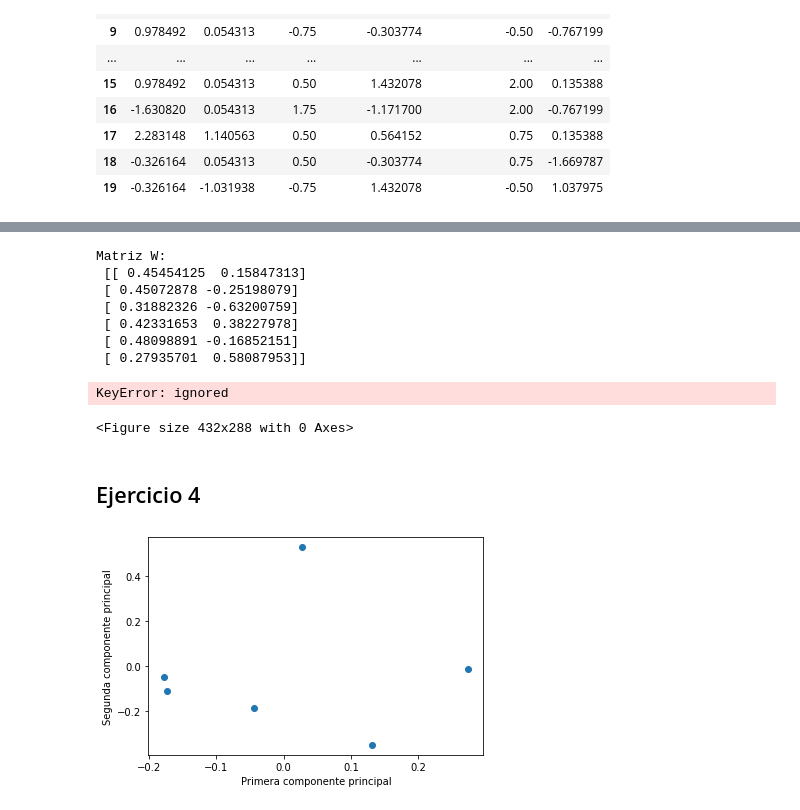
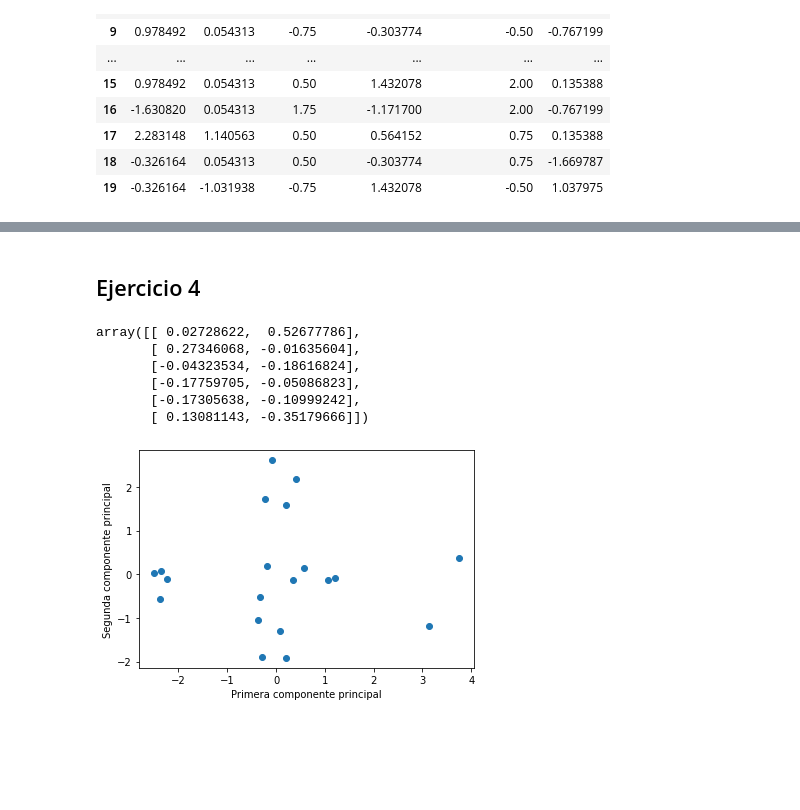
Before and after one commit to PilarAriasVazquez/MineriaL1P1, a Jupyter notebook: L1P3.ipynb, the cells around one changed output, grey strips where cells are left out. Drawn from its saved outputs; the diff is of its cells as text; code cells hidden in the pictures; blank space fills up the shorter version.

```diff
--- a/L1P3.ipynb
+++ b/L1P3.ipynb
@@ -373,16 +336,0 @@ with plt.style.context('seaborn-pastel'):
-# %%
-#Generamos la matríz a partir de los pares autovalor-autovector
-matrix_w = np.hstack((eig_pairs[0][1].reshape(len(eig_pairs),1),
-                      eig_pairs[1][1].reshape(len(eig_pairs),1)))
-
-print('Matriz W:\n', matrix_w)
-
-Y = df_norm.dot(matrix_w)
-# %% [output]
-Matriz W:
- [[ 0.45454125  0.15847313]
- [ 0.45072878 -0.25198079]
- [ 0.31882326 -0.63200759]
- [ 0.42331653  0.38227978]
- [ 0.48098891 -0.16852151]
- [ 0.27935701  0.58087953]]
@@ -397,36 +337,28 @@ a = df.iloc[:,4].values
-# %%
-with plt.style.context('seaborn-whitegrid'):
-    plt.figure(figsize=(6, 4))
-    for lab, col in zip(('PS', 'Ataque', 'Defensa','Ataque especial','Defensa especial','Velocidad'),
-                        ('magenta', 'cyan', 'limegreen', 'crimson', 'green', 'hotpink')):
-        plt.scatter(Y[df.values==lab, 0],
-                    Y[df.values==lab, 1],
-                    label=lab,
-                    c=col)
-    plt.xlabel('Componente Principal 1')
-    plt.ylabel('Componente Principal 2')
-    plt.legend(loc='lower center')
-    plt.tight_layout()
-    plt.show()
-# %% [output]
-KeyError: ignored
-<Figure size 432x288 with 0 Axes>
 # %% [markdown]
 ## Ejercicio 4
+# %%
+rxy
+# %% [output]
+array([[ 0.02728622,  0.52677786],
+       [ 0.27346068, -0.01635604],
+       [-0.04323534, -0.18616824],
+       [-0.17759705, -0.05086823],
+       [-0.17305638, -0.10999242],
+       [ 0.13081143, -0.35179666]])
 # %%
 from sklearn.decomposition import PCA
 pca = PCA(n_components=2)
 componentes_principales = pca.fit_transform(df_norm)
 
 # crea un diagrama de dispersión de 2 dimensiones
 fig, ax = plt.subplots()
-ax.scatter(rxy[:, 0], rxy[:, 1])
+ax.scatter(componentes_principales[:, 0], componentes_principales[:, 1])
 
 # agrega etiquetas a los ejes
 ax.set_xlabel('Primera componente principal')
 ax.set_ylabel('Segunda componente principal')
 
 # muestra el diagrama de dispersión
 plt.show()
 # %% [output]
-[figure, old version]
+[figure, new version]
```
Also changed, not shown: parts of 3 cells of this notebook.
